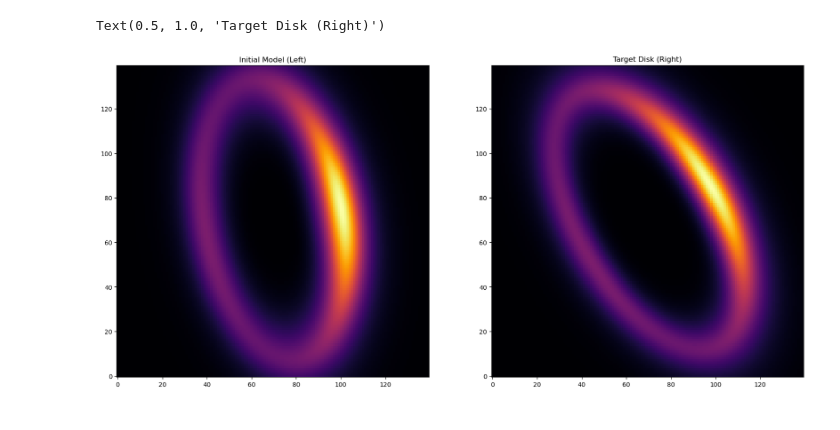
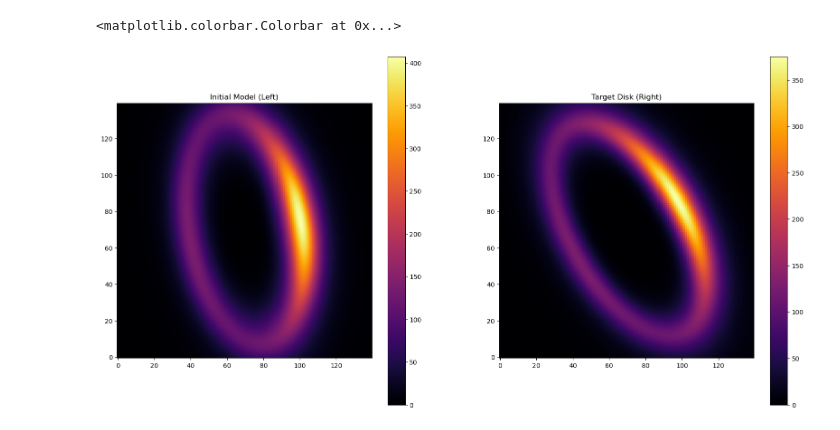
Before and after one commit to mihir-r-kondapalli/GRaTeR-JAX, a Jupyter notebook: Disk_Jaxed.ipynb, the cells around one changed output. Drawn from its saved outputs; the diff is of its cells as text; code cells hidden in the pictures.

```diff
--- a/Disk_Jaxed.ipynb
+++ b/Disk_Jaxed.ipynb
@@ -38,7 +38,7 @@ disk_params2['sma'] = 40. #This is the semi-major axis of the model in astronomi
 # Object Jax code
 start = datetime.now()
 disk_image1 = jax_model(DustEllipticalDistribution2PowerLaws, DoubleHenyeyGreenstein_SPF, disk_params=disk_params1,
-                              spf_params={'g1': 0.5, 'g2': -0.3, 'weight': 0.7})
+                              spf_params={'g1': 0.9, 'g2': -0.2, 'weight': 0.7})
 end = datetime.now()
 print(end-start)
 # %% [output]
@@ -55,11 +55,13 @@ print(end-start)
 # %%
 fig, axes = plt.subplots(1,2, figsize=(20,10))
 
-axes[0].imshow(disk_image2, origin='lower', cmap='inferno')
+im = axes[0].imshow(disk_image2, origin='lower', cmap='inferno')
 axes[0].set_title("Initial Model (Left)")
+plt.colorbar(im,ax=axes[0])
 
-axes[1].imshow(disk_image1, origin='lower', cmap='inferno')
+im = axes[1].imshow(disk_image1, origin='lower', cmap='inferno')
 axes[1].set_title("Target Disk (Right)")
+plt.colorbar(im,ax=axes[1])
 # %% [output]
-Text(0.5, 1.0, 'Target Disk (Right)')
+<matplotlib.colorbar.Colorbar at 0x...>
-[figure, old version]
+[figure, new version]
```
Also changed, not shown: parts of 21 cells of this notebook.
